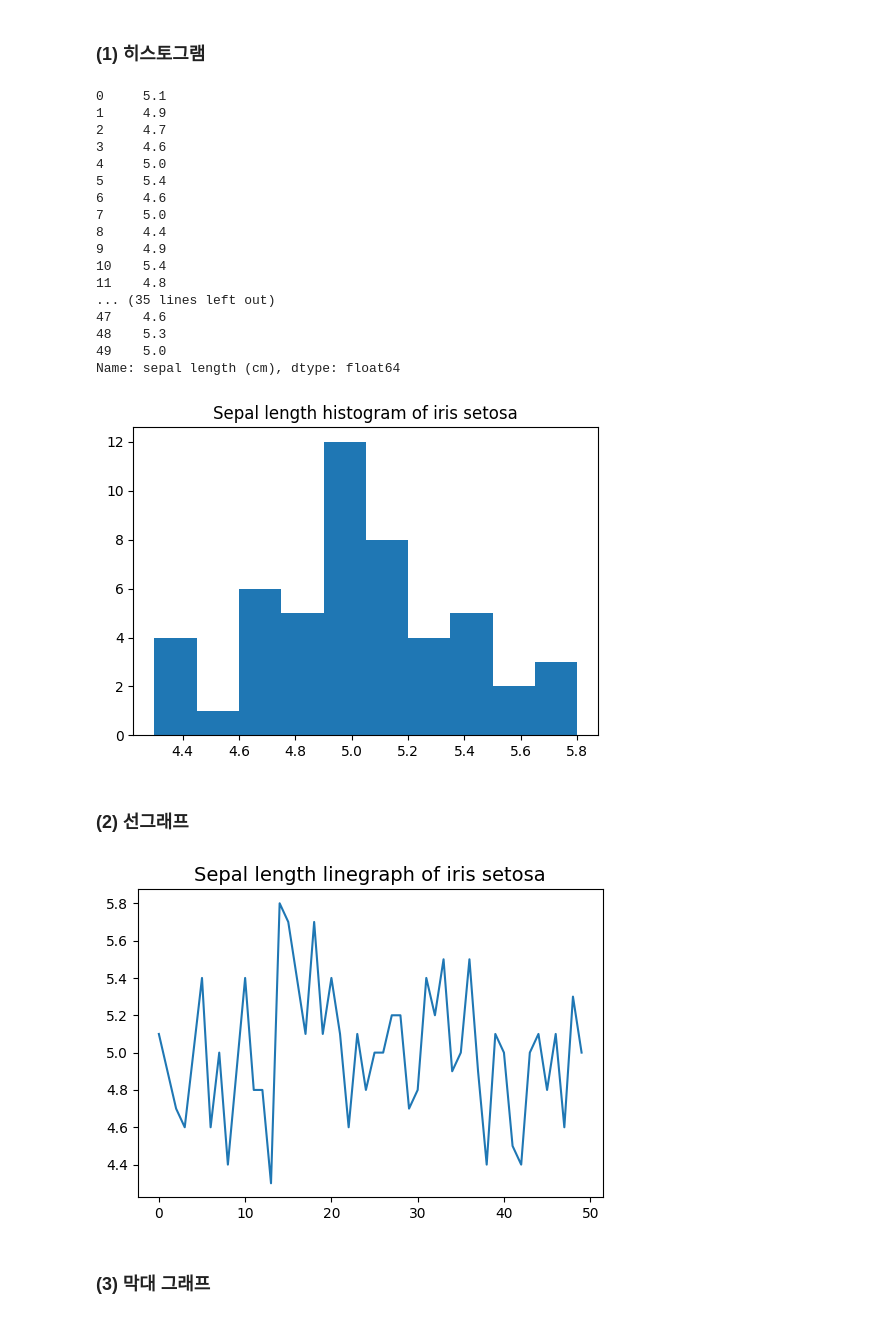
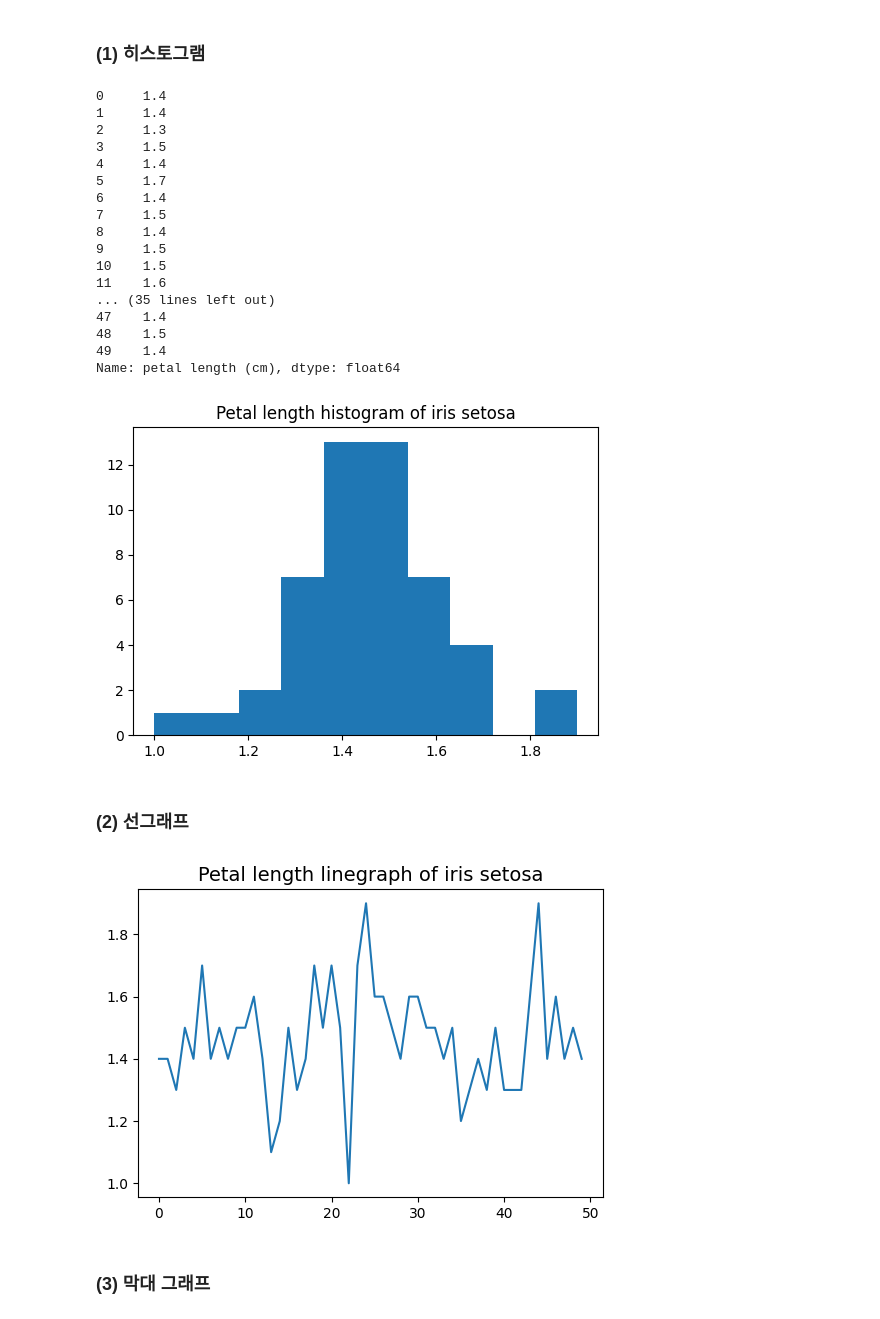
Before and after one commit to CIRYAN824/Python_Class_2, a Jupyter notebook: Lab05_iris_data_exploration.ipynb, the cells around one changed output. Drawn from its saved outputs; the diff is of its cells as text; code cells hidden in the pictures.

```diff
--- a/Lab05_iris_data_exploration.ipynb
+++ b/Lab05_iris_data_exploration.ipynb
@@ -224,47 +219,47 @@ df2 = df[df['target']==2]
 # %% [markdown]
 ### (1) 히스토그램
 # %%
-df0['sepal length (cm)']
+df0['petal length (cm)']
 # %% [output]
-0     5.1
-1     4.9
-2     4.7
-3     4.6
-4     5.0
-5     5.4
-6     4.6
-7     5.0
-8     4.4
-9     4.9
-10    5.4
-11    4.8
+0     1.4
+1     1.4
+2     1.3
+3     1.5
+4     1.4
+5     1.7
+6     1.4
+7     1.5
+8     1.4
+9     1.5
+10    1.5
+11    1.6
 ... (35 lines left out)
-47    4.6
-48    5.3
-49    5.0
-Name: sepal length (cm), dtype: float64
+47    1.4
+48    1.5
+49    1.4
+Name: petal length (cm), dtype: float64
 # %%
 plt.figure(figsize=(6,4))
 
-plt.hist(df0['sepal length (cm)'])
+plt.hist(df0['petal length (cm)'])
 
-plt.title("Sepal length histogram of iris setosa")
+plt.title("Petal length histogram of iris setosa")
 
 plt.show()
 # %% [output]
-[figure, old version]
+[figure, new version]
 # %% [markdown]
 ### (2) 선그래프
 # %%
 plt.figure(figsize=(6,4))
 
-plt.plot(df0['sepal length (cm)'])
+plt.plot(df0['petal length (cm)'])
 
-plt.title("Sepal length linegraph of iris setosa", fontsize=14)
+plt.title("Petal length linegraph of iris setosa", fontsize=14)
 
 plt.show()
 # %% [output]
-[figure, old version]
+[figure, new version]
 # %% [markdown]
 ### (3) 막대 그래프
 # %%
```
Also changed, not shown: parts of 1 cell of this notebook, 7 other files.
